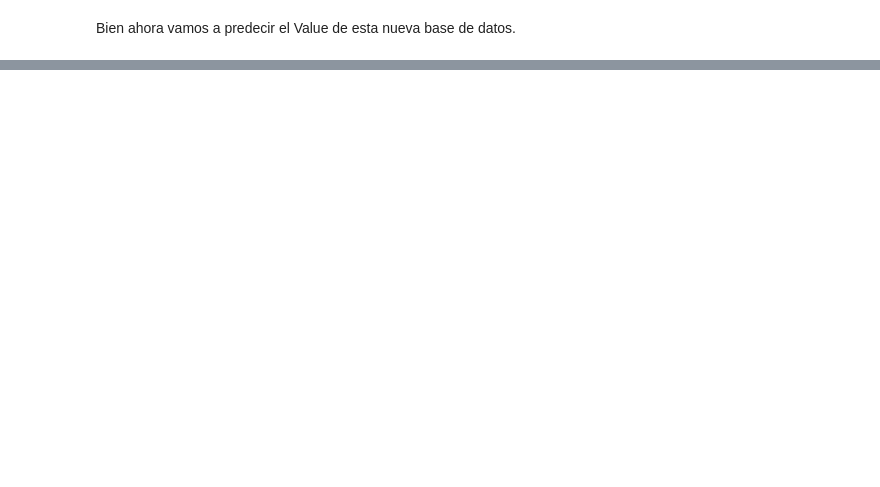
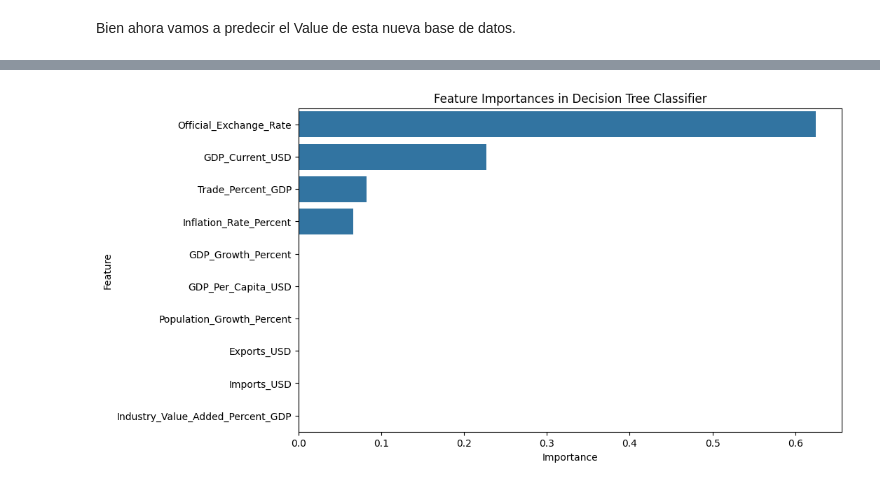
Before and after one commit to AlexSG29/Machine-Learning-Class, a Jupyter notebook: proyecto/proyecto_final.ipynb, the cells around one changed output, grey strips where cells are left out. Cells and saved outputs as stored; diff of their text form; code cells hidden in the pictures; blank space fills up the shorter version.

```diff
--- a/proyecto/proyecto_final.ipynb
+++ b/proyecto/proyecto_final.ipynb
@@ -512,0 +377,16 @@ plt.show()
+# %%
+# medimos el desempeño de cada modelo de clasificación  en una tabla usando validation
+classification_models = {
+    'Decision Tree': DecisionTreeClassifier(random_state=29),
+    'Random Forest': RandomForestClassifier(random_state=29),
+    'Support Vector Classifier': SVC()
+}
+classification_results = []
+for name, model in classification_models.items():
+    model.fit(X_train_class, y_train_class)
+    y_pred_class = model.predict(X_val_class)
+    accuracy = accuracy_score(y_val_class, y_pred_class)
+    f1 = f1_score(y_val_class, y_pred_class, average='weighted')
+    classification_results.append({'Model': name, 'Accuracy': accuracy, 'F1 Score': f1})
+classification_results_df = pd.DataFrame(classification_results)
+print(classification_results_df)
@@ -512,0 +398,14 @@ plt.show()
+# %%
+# Aqui tambien es mejor un Decision Tree, ahora vamos a medir su desempeño en el test
+# vamos a ver la matriz de confusión del decision tree
+best_classification_model = DecisionTreeClassifier(random_state=21)
+
+#sacamos la grafica de la matriz de confusión
+best_classification_model.fit(X_train_class, y_train_class)
+y_test_pred_class = best_classification_model.predict(X_test_class)
+conf_matrix = confusion_matrix(y_test_class, y_test_pred_class)
+sns.heatmap(conf_matrix, annot=True, fmt='d', cmap='Blues', xticklabels=best_classification_model.classes_, yticklabels=best_classification_model.classes_)
+plt.xlabel('Predicted')
+plt.ylabel('Actual')
+plt.title('Confusion Matrix for Decision Tree Classifier')
+plt.show()
@@ -512,0 +421,6 @@ plt.show()
+# %%
+# las variables mas importantes en el modelo de clasificación
+feature_importances_class = best_classification_model.feature_importances_
+importance_class_df = pd.DataFrame({'Feature': X_class.columns, 'Importance': feature_importances_class})
+importance_class_df = importance_class_df.sort_values(by='Importance', ascending=False)
+print(importance_class_df)
@@ -512,0 +439,10 @@ plt.show()
+# %%
+# vamos a verlo en un gráfico de barras
+plt.figure(figsize=(10, 6))
+sns.barplot(x='Importance', y='Feature', data=importance_class_df)
+plt.title('Feature Importances in Decision Tree Classifier')
+plt.xlabel('Importance')
+plt.ylabel('Feature')
+plt.show()
+# %% [output]
+[figure, added]
```
Also changed, not shown: parts of 45 cells of this notebook.
